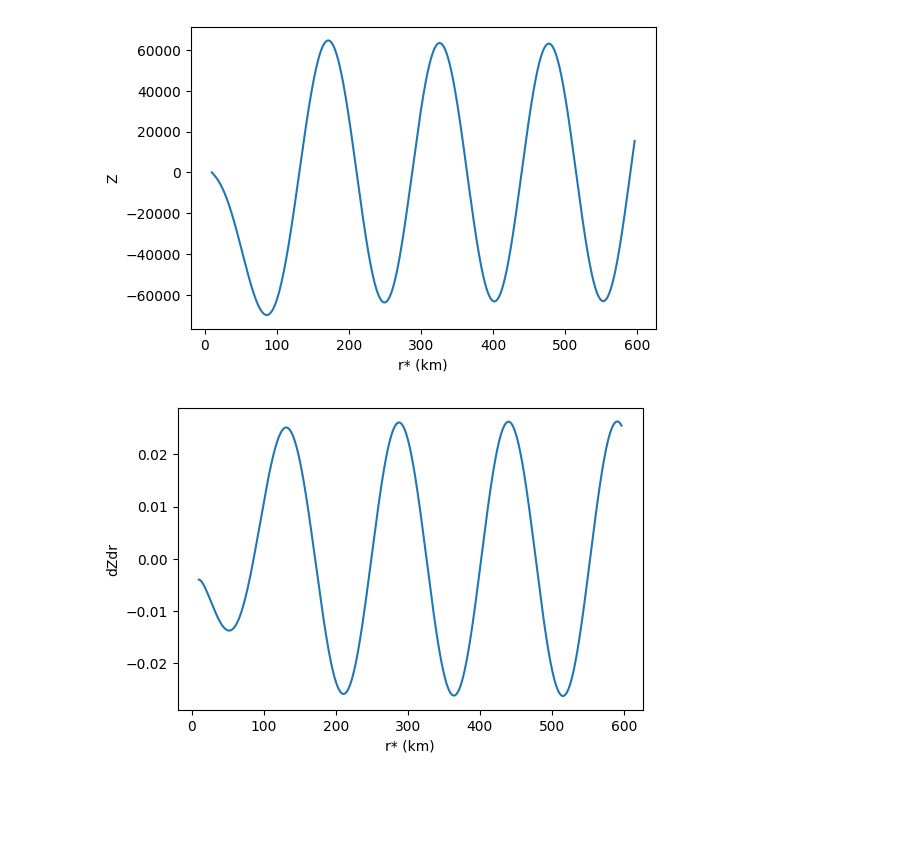
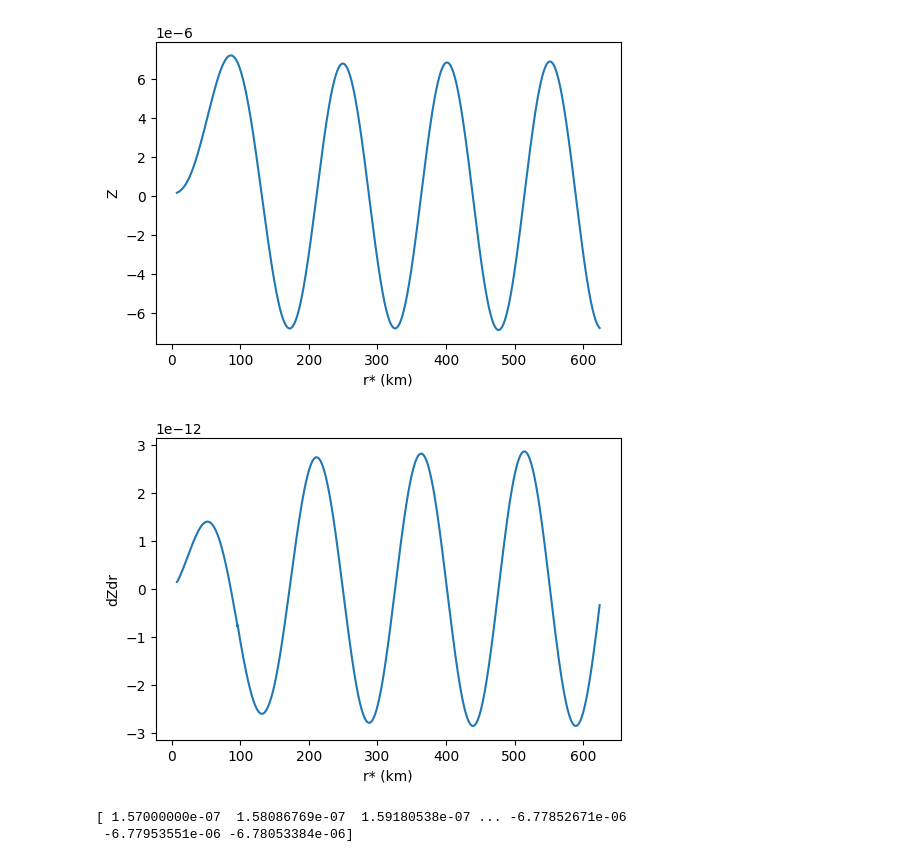
Before and after one commit to utkarsh7236/fmodes, a Jupyter notebook: Zerilli1.ipynb, the cells around one changed output. Cells and saved outputs as stored; diff of their text form; code cells hidden in the pictures; blank space fills up the shorter version.

Commit message:
Zerilli (Matching solutions between 1983ApJS...53...73L and arXiv2204.03037)

```diff
--- a/Zerilli1.ipynb
+++ b/Zerilli1.ipynb
@@ -42,25 +42,30 @@ def zerilli(u, r, omega):
     return ret
 # %%
 omega = 2e3*2*np.pi
-z0 = [-0.004, -0.004]
+z0 = [1.57e-07, 1.46e-13]
 
 # From surface to inf
 r_vals = np.linspace(r_R, 25 * c / omega, 20000)
-sol = odeint(zerilli, y0 = z0, t = r_vals, args = (omega,))
+r_star_vals = r_star_func(r_vals, m_R)
+sol = odeint(zerilli, y0 = z0, t = r_star_vals, args = (omega,))
 z, dzdr_star = sol.T
 
 plt.figure(dpi = 100)
-plt.plot(r_vals/km2cm, z)
+plt.plot(r_star_vals/km2cm, z)
 plt.xlabel("r* (km)")
 plt.ylabel("Z")
 plt.show()
 
 plt.figure(dpi = 100)
-plt.plot(r_vals/km2cm, dzdr_star)
+plt.plot(r_star_vals/km2cm, dzdr_star)
 plt.xlabel("r* (km)")
 plt.ylabel("dZdr")
 plt.show()
+
+print(z)
 # %% [output]
-[figure, old version]
+[figure, new version]
-[figure, old version]
+[figure, new version]
+[ 1.57000000e-07  1.58086769e-07  1.59180538e-07 ... -6.77852671e-06
+ -6.77953551e-06 -6.78053384e-06]
 # %%
```
Also changed, not shown: parts of 2 cells of this notebook, 1 other file.
